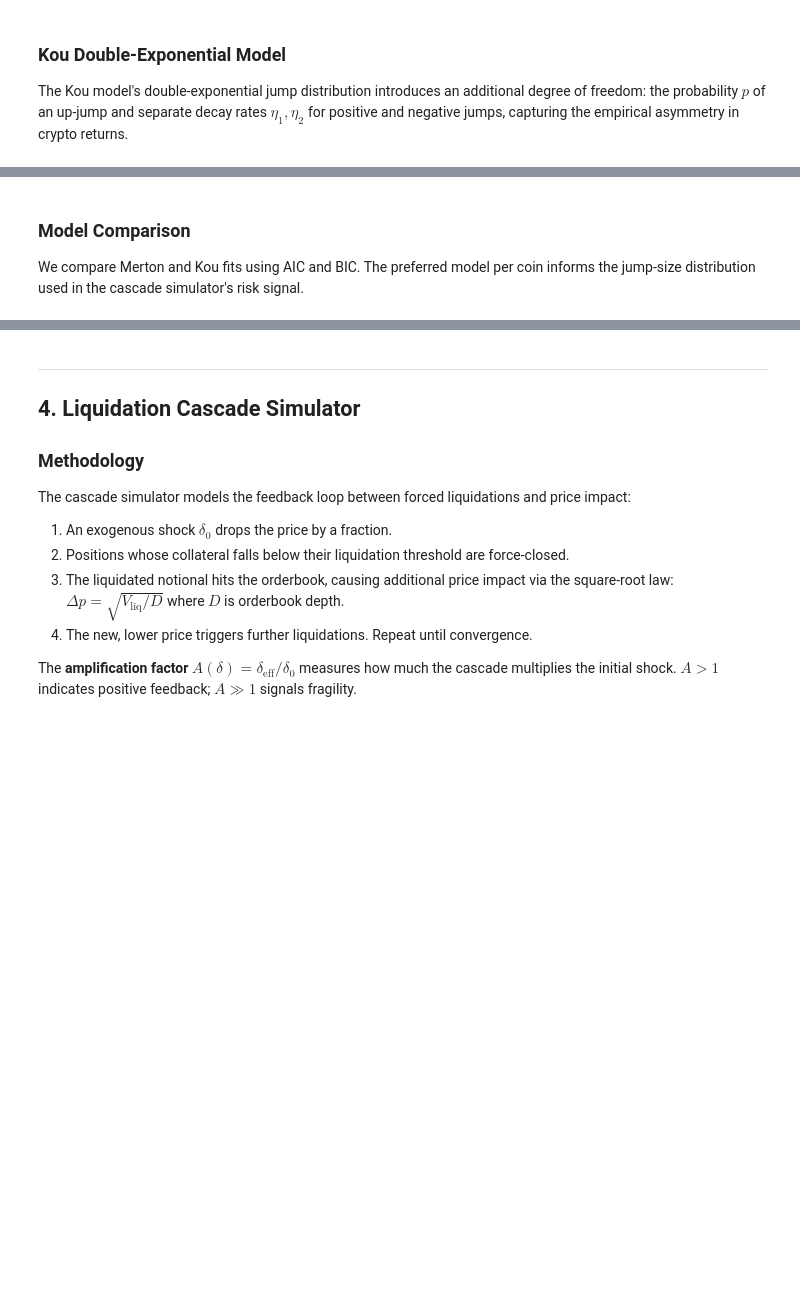
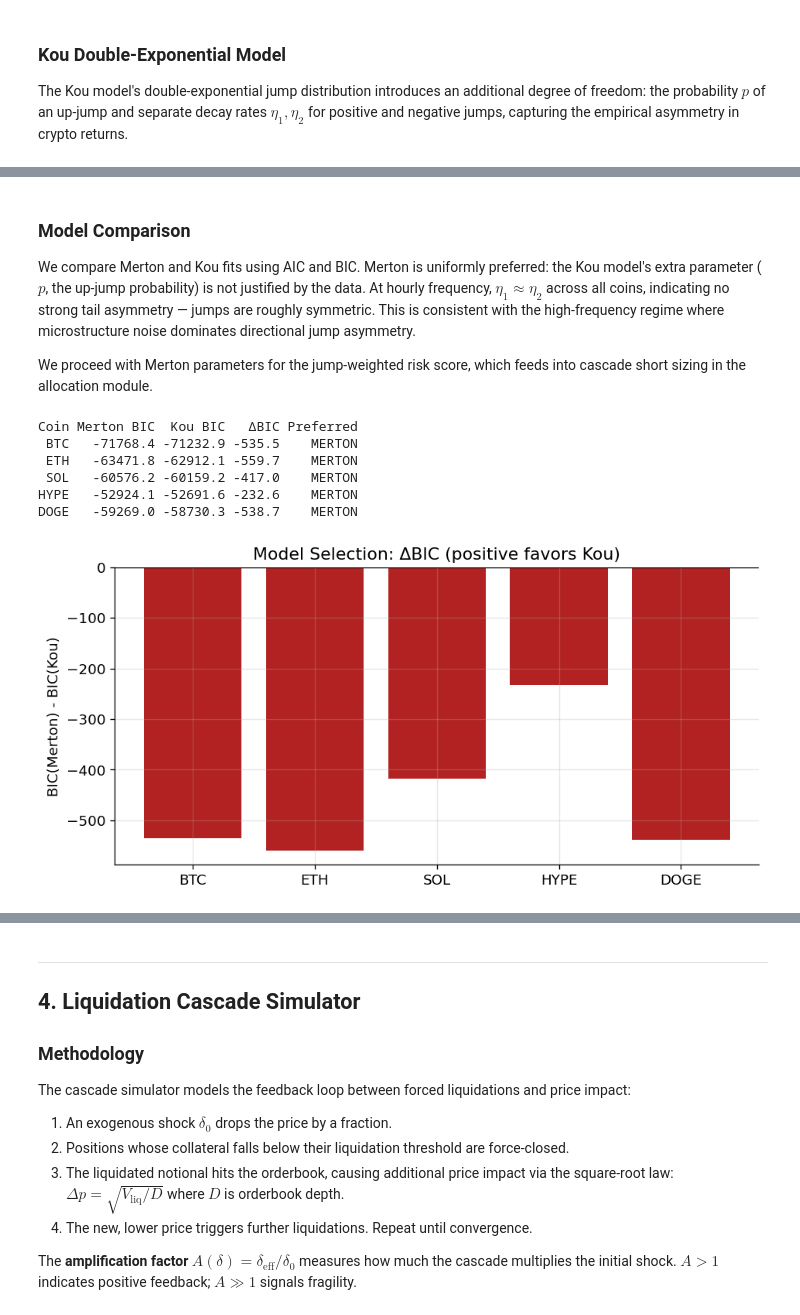
Before and after one commit to 0xknxwledge/group-m-finm33150-final, a Jupyter notebook: notebooks/final.ipynb, the cells around one changed output, grey strips where cells are left out. Saved outputs shown, nothing was run; the diff lists cells and outputs as text; code cells hidden in the pictures; blank space fills up the shorter version.

```diff
--- a/notebooks/final.ipynb
+++ b/notebooks/final.ipynb
@@ -405,14 +509,47 @@ except NotImplementedError:
 # %% [markdown]
 ### Model Comparison
 
-We compare Merton and Kou fits using AIC and BIC. The preferred model per coin informs
-the jump-size distribution used in the cascade simulator's risk signal.
+We compare Merton and Kou fits using AIC and BIC. Merton is uniformly preferred: the
+Kou model's extra parameter ($p$, the up-jump probability) is not justified by the data.
+At hourly frequency, $\eta_1 \approx \eta_2$ across all coins, indicating no strong
+tail asymmetry — jumps are roughly symmetric. This is consistent with the high-frequency
+regime where microstructure noise dominates directional jump asymmetry.
+
+We proceed with Merton parameters for the jump-weighted risk score, which feeds into
+cascade short sizing in the allocation module.
 # %%
-# TODO(John): AIC/BIC model comparison
-# Compare Merton vs Kou for each coin. Expected output: comparison table + bar chart of BIC delta.
-try:
-    from funding_the_fall.models.compare import compare_all_tokens
+# AIC/BIC model comparison: Merton vs Kou
+from funding_the_fall.models.compare import compare_all_tokens
 
-    raise NotImplementedError("Model comparison not yet implemented")
-except NotImplementedError:
-    print("[PLACEHOLDER] Model comparison -- awaiting implementation in models/compare.py")
+comparisons = compare_all_tokens(returns_dict, dt=1.0)
+
+rows = []
+for coin in COINS:
+    c = comparisons[coin]
+    rows.append({
+        "Coin": coin,
+        "Merton BIC": f"{c.merton.bic:.1f}",
+        "Kou BIC": f"{c.kou.bic:.1f}",
+        "ΔBIC": f"{c.bic_delta:.1f}",
+        "Preferred": c.preferred.upper(),
+    })
+print(pd.DataFrame(rows).to_string(index=False))
+
+# BIC delta bar chart
+fig, ax = plt.subplots(figsize=(8, 4))
+deltas = [comparisons[c].bic_delta for c in COINS]
+colors = ["steelblue" if d > 0 else "firebrick" for d in deltas]
+ax.bar(COINS, deltas, color=colors)
+ax.axhline(0, color="black", lw=0.8)
+ax.set_ylabel("BIC(Merton) - BIC(Kou)")
+ax.set_title("Model Selection: ΔBIC (positive favors Kou)")
+fig.tight_layout()
+plt.show()
+# %% [output]
+Coin Merton BIC  Kou BIC   ΔBIC Preferred
+ BTC   -71768.4 -71232.9 -535.5    MERTON
+ ETH   -63471.8 -62912.1 -559.7    MERTON
+ SOL   -60576.2 -60159.2 -417.0    MERTON
+HYPE   -52924.1 -52691.6 -232.6    MERTON
+DOGE   -59269.0 -58730.3 -538.7    MERTON
+[figure, added]
```
Also changed, not shown: parts of 37 cells of this notebook, 10 other files.
